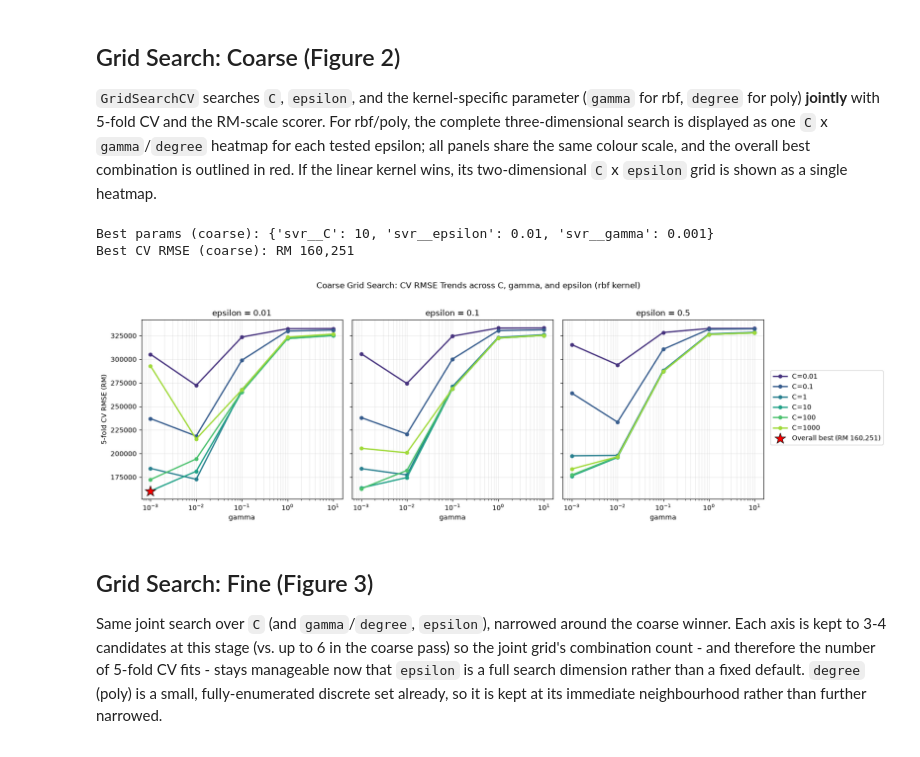
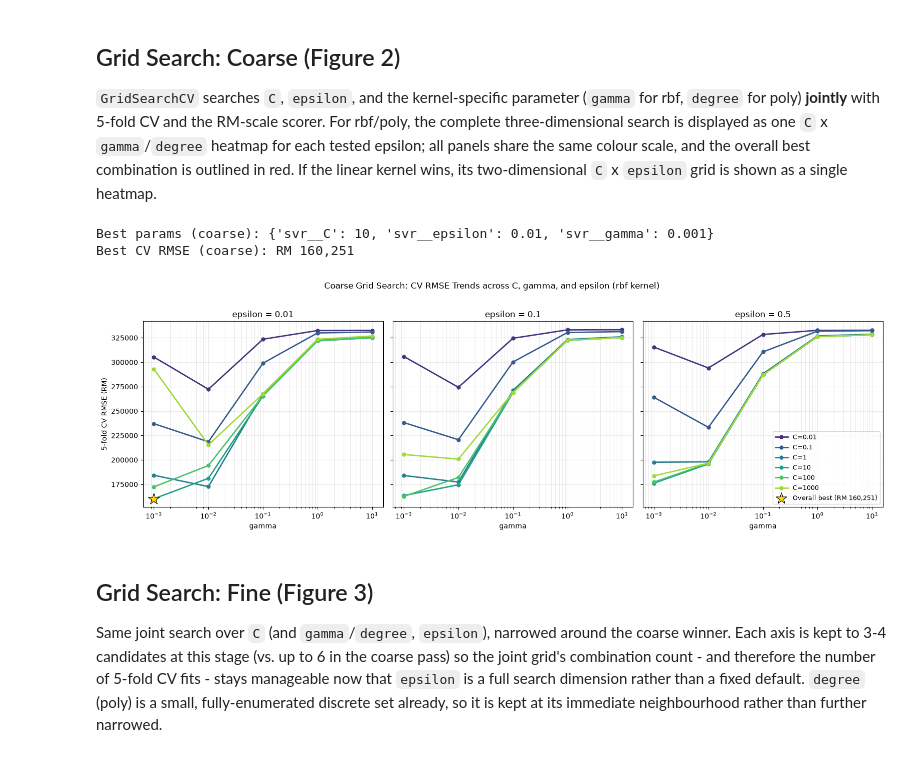
Before and after one commit to Lowzh5/Malaysian-Condominium-Prices-Data, a Jupyter notebook: src/model_svr.ipynb, the cells around one changed output. Cells and saved outputs as stored; diff of their text form; code cells hidden in the pictures.

Commit message:
eda graph colour, change red to orange, svr graph change color

```diff
--- a/src/model_svr.ipynb
+++ b/src/model_svr.ipynb
@@ -196,7 +196,7 @@ def plot_grid_trends(grid, second_axis, title):
             -grid.best_score_,
             marker="*",
             s=280,
-            color="red",
+            color="gold",
             edgecolor="black",
             linewidth=0.8,
             zorder=10,
@@ -292,7 +292,7 @@ def plot_grid_trends(grid, second_axis, title):
         -grid.best_score_,
         marker="*",
         s=280,
-        color="red",
+        color="gold",
         edgecolor="black",
         linewidth=0.8,
         zorder=10,
@@ -311,12 +311,13 @@ def plot_grid_trends(grid, second_axis, title):
         handles.append(best_handles[-1])
         labels.append(best_labels[-1])
 
-    fig.legend(
+    # Place the shared legend inside the third/final graph.
+    axes[-1].legend(
         handles,
         labels,
-        loc="center left",
-        bbox_to_anchor=(0.875, 0.5),
-        frameon=True
+        loc="lower right",
+        frameon=True,
+        fontsize=9
     )
 
     fig.suptitle(
@@ -324,9 +325,7 @@ def plot_grid_trends(grid, second_axis, title):
         y=1.02
     )
 
-    fig.tight_layout(
-        rect=[0, 0, 0.88, 1]
-    )
+    fig.tight_layout()
 
     plt.show()
 
@@ -397,34 +396,34 @@ grid_coarse = GridSearchCV(
 
 grid_coarse.fit(
     X_train_log1p,
     y_train
 )
 
 
 print(
     "Best params (coarse):",
     grid_coarse.best_params_
 )
 
 print(
     f"Best CV RMSE (coarse): "
     f"RM {-grid_coarse.best_score_:,.0f}"
 )
 
 
 plot_grid_trends(
     grid_coarse,
     SECOND_AXIS,
     (
         "Coarse Grid Search: CV RMSE Trends across "
         f"C, {SECOND_AXIS}, and epsilon "
         f"({best_kernel} kernel)"
     )
 )
 # %% [output]
 Best params (coarse): {'svr__C': 10, 'svr__epsilon': 0.01, 'svr__gamma': 0.001}
 Best CV RMSE (coarse): RM 160,251
-[figure, old version]
+[figure, new version]
 # %% [markdown]
 ## Grid Search: Fine (Figure 3)
 Same joint search over `C` (and `gamma`/`degree`, `epsilon`), narrowed around the coarse winner. Each axis is kept to 3-4 candidates at this stage (vs. up to 6 in the coarse pass) so the joint grid's combination count - and therefore the number of 5-fold CV fits - stays manageable now that `epsilon` is a full search dimension rather than a fixed default. `degree` (poly) is a small, fully-enumerated discrete set already, so it is kept at its immediate neighbourhood rather than further narrowed.
```
Also changed, not shown: parts of 2 cells of this notebook, 1 other file.
